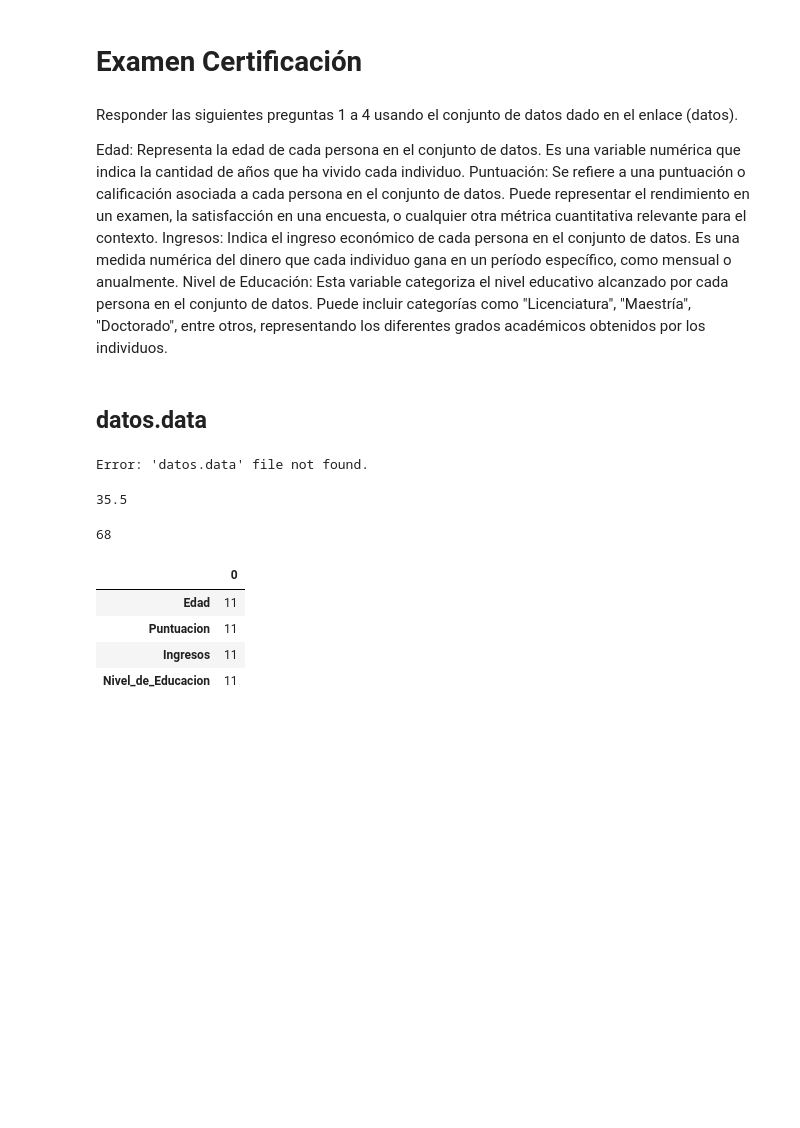
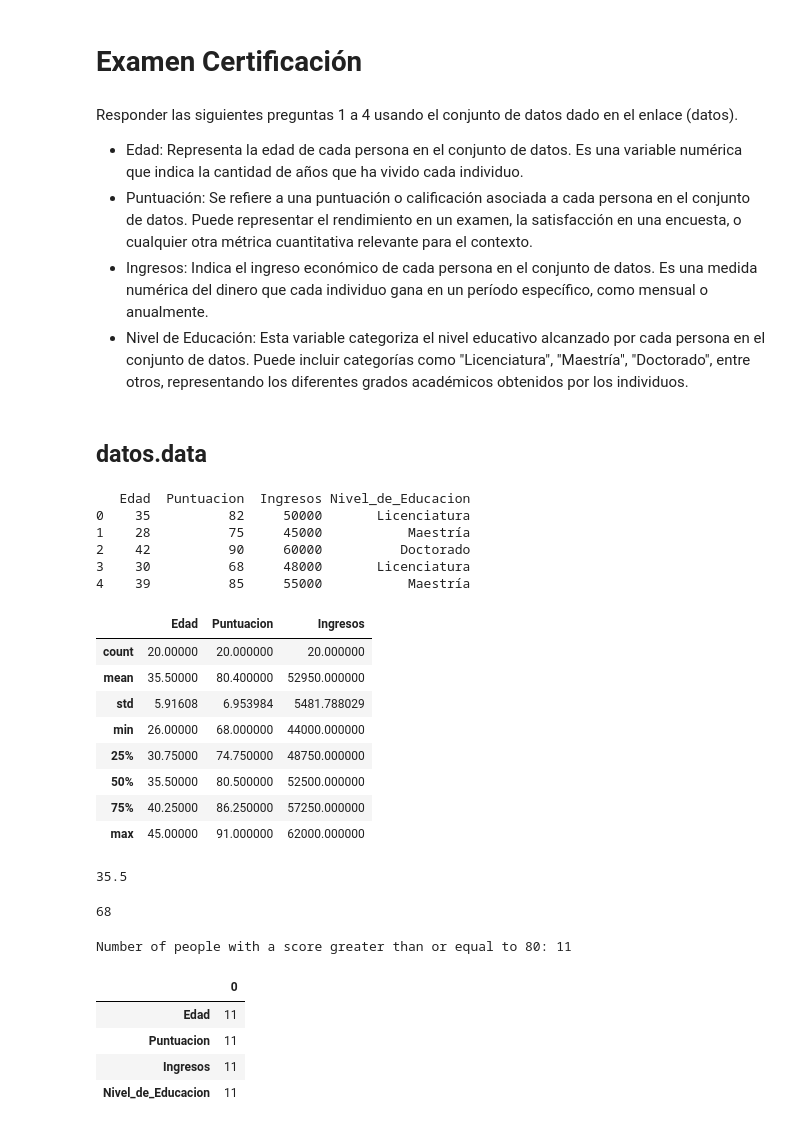
Before and after one commit to cam2149/MachineLearningIII, a Jupyter notebook: Certificacion.ipynb, the cells around one changed output. Cells and saved outputs as stored; diff of their text form; code cells hidden in the pictures; blank space fills up the shorter version.

```diff
--- a/Certificacion.ipynb
+++ b/Certificacion.ipynb
@@ -5,10 +5,10 @@
 # %% [markdown]
 Responder las siguientes preguntas 1 a 4 usando el conjunto de datos dado en el enlace (datos).
 
-Edad: Representa la edad de cada persona en el conjunto de datos. Es una variable numérica que indica la cantidad de años que ha vivido cada individuo.
-Puntuación: Se refiere a una puntuación o calificación asociada a cada persona en el conjunto de datos. Puede representar el rendimiento en un examen, la satisfacción en una encuesta, o cualquier otra métrica cuantitativa relevante para el contexto.
-Ingresos: Indica el ingreso económico de cada persona en el conjunto de datos. Es una medida numérica del dinero que cada individuo gana en un período específico, como mensual o anualmente.
-Nivel de Educación: Esta variable categoriza el nivel educativo alcanzado por cada persona en el conjunto de datos. Puede incluir categorías como "Licenciatura", "Maestría", "Doctorado", entre otros, representando los diferentes grados académicos obtenidos por los individuos.
+* Edad: Representa la edad de cada persona en el conjunto de datos. Es una variable numérica que indica la cantidad de años que ha vivido cada individuo.
+* Puntuación: Se refiere a una puntuación o calificación asociada a cada persona en el conjunto de datos. Puede representar el rendimiento en un examen, la satisfacción en una encuesta, o cualquier otra métrica cuantitativa relevante para el contexto.
+* Ingresos: Indica el ingreso económico de cada persona en el conjunto de datos. Es una medida numérica del dinero que cada individuo gana en un período específico, como mensual o anualmente.
+* Nivel de Educación: Esta variable categoriza el nivel educativo alcanzado por cada persona en el conjunto de datos. Puede incluir categorías como "Licenciatura", "Maestría", "Doctorado", entre otros, representando los diferentes grados académicos obtenidos por los individuos.
 # %% [markdown]
 ## datos.data
 # %%
@@ -18,23 +18,49 @@ import pandas as pd
 
 # Assuming 'datos.data' is a CSV file.  Adjust the separator (sep) if needed.
 # For other file types (e.g., Excel), use the appropriate pandas read function.
+url_data = 'https://raw.githubusercontent.com/cam2149/MachineLearningIII/refs/heads/main/datos.data'
 try:
-  df = pd.read_csv('datos.data', sep=',') # Replace ',' with the correct separator if needed
+  df = pd.read_csv(url_data, sep=',') # Replace ',' with the correct separator if needed
   print(df.head()) # Display the first few rows to verify
 except FileNotFoundError:
   print("Error: 'datos.data' file not found.")
 except pd.errors.ParserError:
   print("Error: Could not parse the file. Check the file format and separator.")
 # %% [output]
-Error: 'datos.data' file not found.
+   Edad  Puntuacion  Ingresos Nivel_de_Educacion
+0    35          82     50000       Licenciatura
+1    28          75     45000           Maestría
+2    42          90     60000          Doctorado
+3    30          68     48000       Licenciatura
+4    39          85     55000           Maestría
-# %%
-df.Edad.mean()
-# %% [output]
-35.5
-# %%
-df.Puntuacion.min()
-# %% [output]
-68
+# %%
+df.describe()
+# %% [output]
+|  | Edad | Puntuacion | Ingresos |
+| count | 20.00000 | 20.000000 | 20.000000 |
+| mean | 35.50000 | 80.400000 | 52950.000000 |
+| std | 5.91608 | 6.953984 | 5481.788029 |
+| min | 26.00000 | 68.000000 | 44000.000000 |
+| 25% | 30.75000 | 74.750000 | 48750.000000 |
+| 50% | 35.50000 | 80.500000 | 52500.000000 |
+| 75% | 40.25000 | 86.250000 | 57250.000000 |
+| max | 45.00000 | 91.000000 | 62000.000000 |
+# %%
+#¿Cuál es el promedio de edad en el conjunto de datos?
+df.Edad.mean()
+# %% [output]
+35.5
+# %%
+#La columna "puntuación" tiene un valor mínimo en el conjunto de datos de:
+df.Puntuacion.min()
+# %% [output]
+68
+# %%
+# ¿Cuántas personas en el conjunto de datos tienen una puntuación superior o igual a 80?
+num_people_high_score = len(df[df['Puntuacion'] >= 80])
+print(f"Number of people with a score greater than or equal to 80: {num_people_high_score}")
+# %% [output]
+Number of people with a score greater than or equal to 80: 11
 # %%
 df.loc[df.Puntuacion >= 80].count()
 # %% [output]
```
Also changed, not shown: parts of 9 cells of this notebook.
